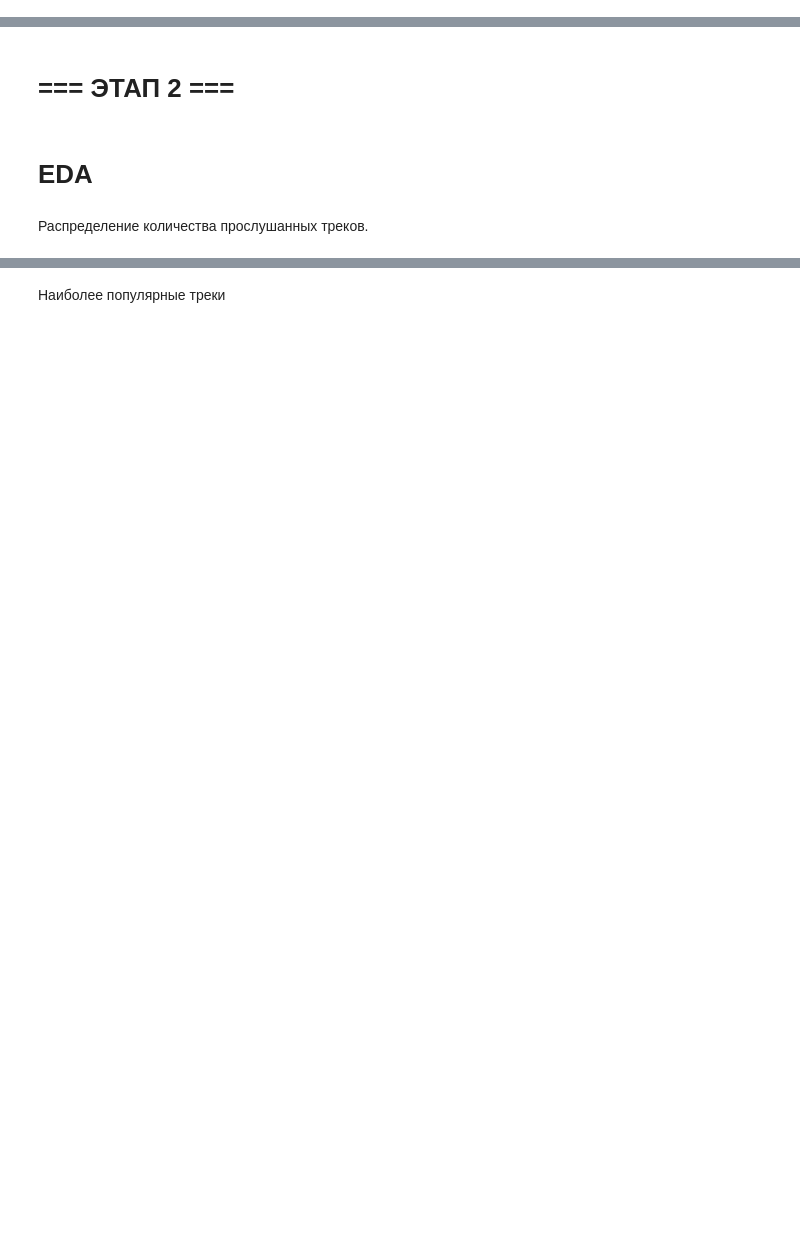
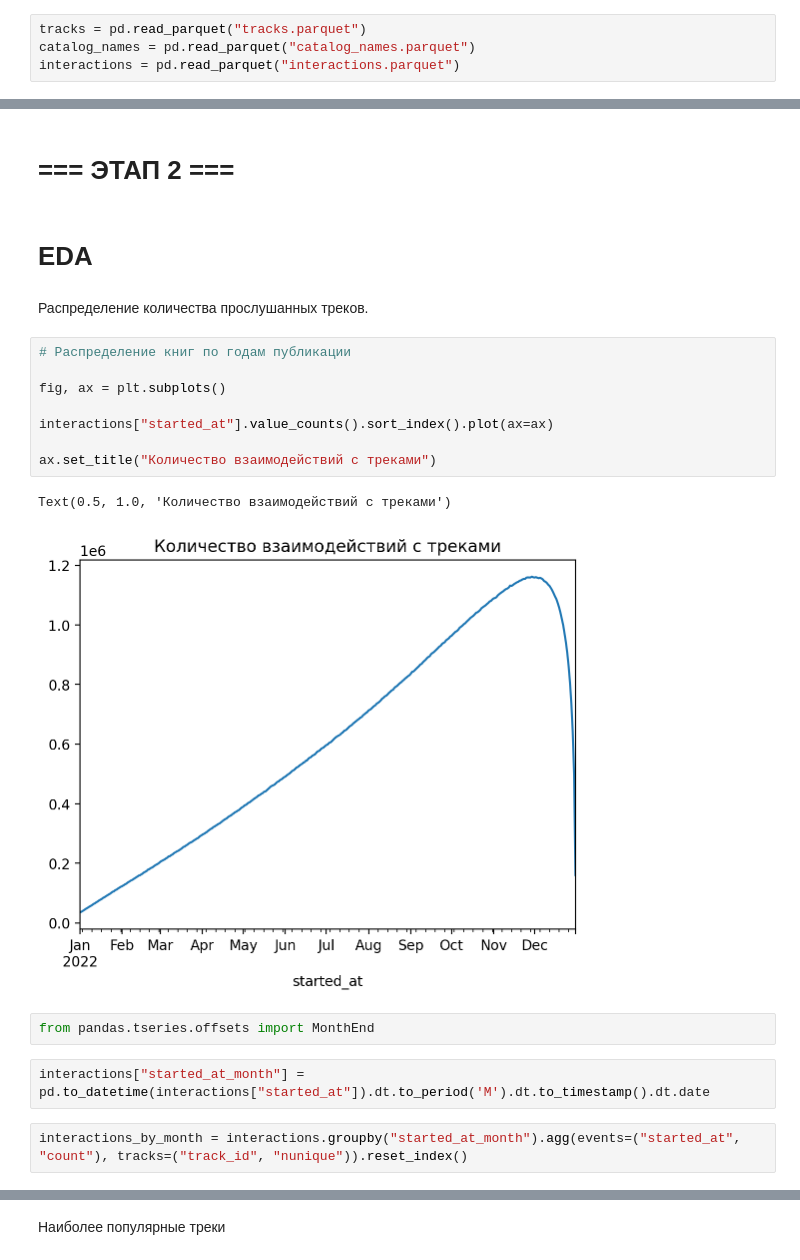
Before and after one commit to superVo1d/mle-project-sprint-4-v001, a Jupyter notebook: recommendations.ipynb, the cells around one changed output, grey strips where cells are left out. Cells and saved outputs as stored; diff of their text form; blank space fills up the shorter version.

```diff
--- a/recommendations.ipynb
+++ b/recommendations.ipynb
@@ -11,6 +20,10 @@
 - tracks.parquet
 - catalog_names.parquet
 - interactions.parquet
+# %%
+tracks = pd.read_parquet("tracks.parquet")
+catalog_names = pd.read_parquet("catalog_names.parquet")
+interactions = pd.read_parquet("interactions.parquet")
 # %% [markdown]
 # Обзор данных
 # %% [markdown]
@@ -27,3 +249,20 @@
 # EDA
 # %% [markdown]
 Распределение количества прослушанных треков.
+# %%
+# Распределение книг по годам публикации
+
+fig, ax = plt.subplots()
+
+interactions["started_at"].value_counts().sort_index().plot(ax=ax)
+
+ax.set_title("Количество взаимодействий с треками")
+# %% [output]
+Text(0.5, 1.0, 'Количество взаимодействий с треками')
+[figure, added]
+# %%
+from pandas.tseries.offsets import MonthEnd
+# %%
+interactions["started_at_month"] = pd.to_datetime(interactions["started_at"]).dt.to_period('M').dt.to_timestamp().dt.date
+# %%
+interactions_by_month = interactions.groupby("started_at_month").agg(events=("started_at", "count"), tracks=("track_id", "nunique")).reset_index()
```
Also changed, not shown: parts of 56 cells of this notebook, 3 other files.
